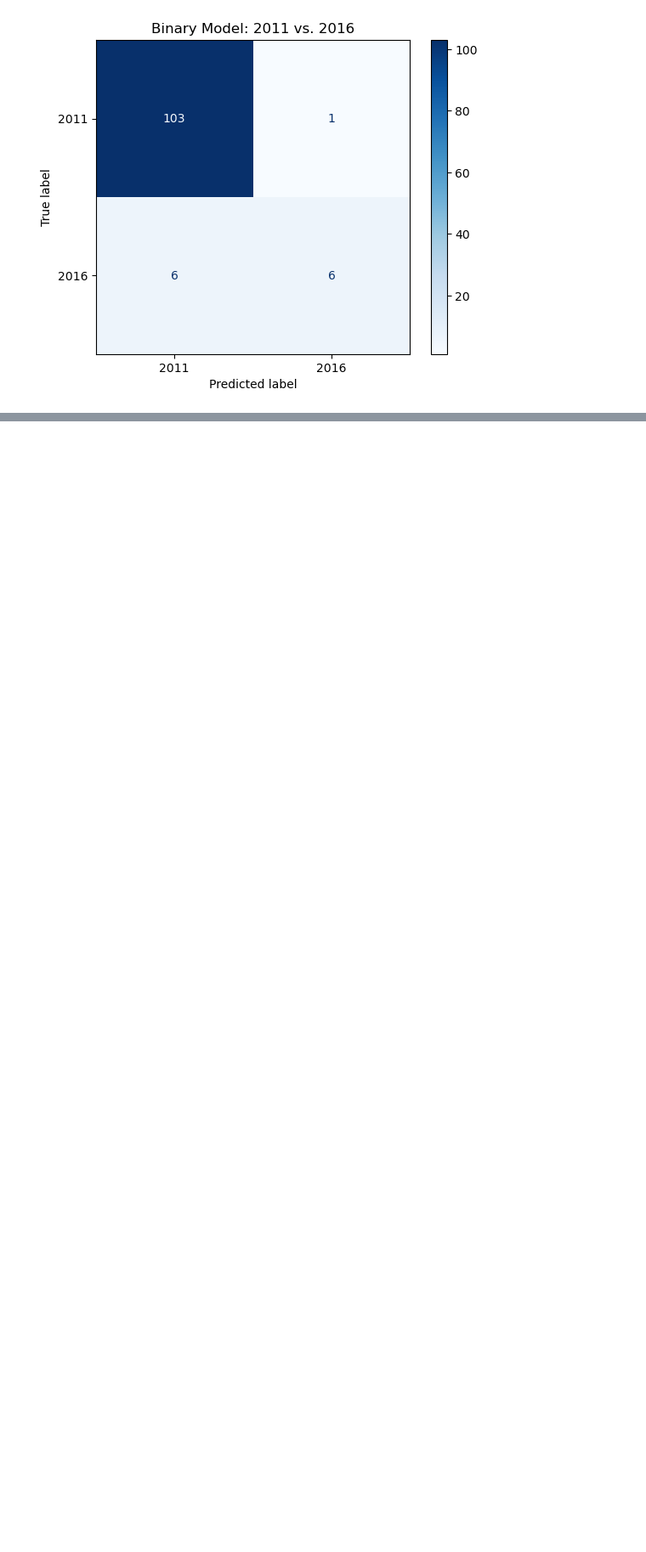
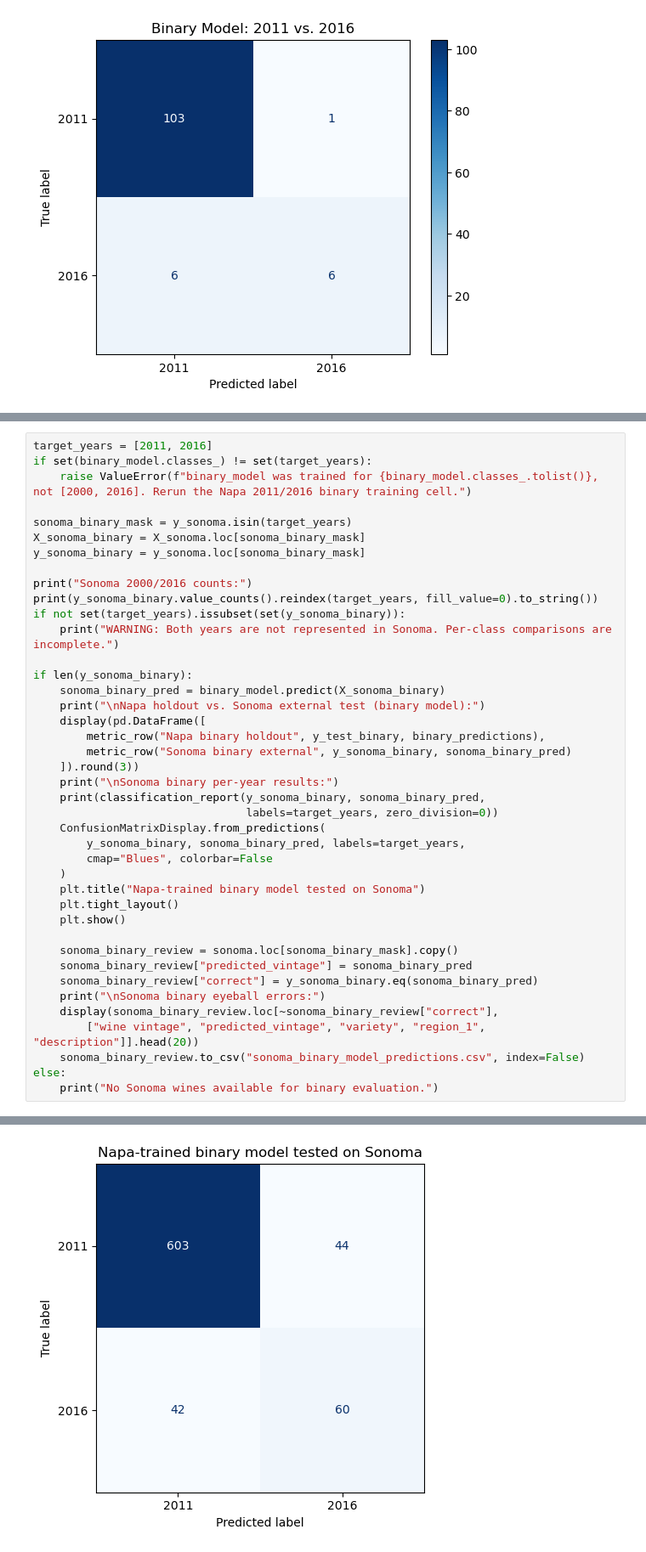
Before and after one commit to Meboy1000/Napa-Vintage-Classifier, a Jupyter notebook: best_worst_2000_2016_updated.ipynb, the cells around one changed output, grey strips where cells are left out. Shown at 85% size. Cells and saved outputs as stored; diff of their text form; blank space fills up the shorter version.

```diff
--- a/best_worst_2000_2016_updated.ipynb
+++ b/best_worst_2000_2016_updated.ipynb
@@ -553,0 +852,42 @@ plt.show()
+# %%
+target_years = [2011, 2016]
+if set(binary_model.classes_) != set(target_years):
+    raise ValueError(f"binary_model was trained for {binary_model.classes_.tolist()}, not [2000, 2016]. Rerun the Napa 2011/2016 binary training cell.")
+
+sonoma_binary_mask = y_sonoma.isin(target_years)
+X_sonoma_binary = X_sonoma.loc[sonoma_binary_mask]
+y_sonoma_binary = y_sonoma.loc[sonoma_binary_mask]
+
+print("Sonoma 2000/2016 counts:")
+print(y_sonoma_binary.value_counts().reindex(target_years, fill_value=0).to_string())
+if not set(target_years).issubset(set(y_sonoma_binary)):
+    print("WARNING: Both years are not represented in Sonoma. Per-class comparisons are incomplete.")
+
+if len(y_sonoma_binary):
+    sonoma_binary_pred = binary_model.predict(X_sonoma_binary)
+    print("\nNapa holdout vs. Sonoma external test (binary model):")
+    display(pd.DataFrame([
+        metric_row("Napa binary holdout", y_test_binary, binary_predictions),
+        metric_row("Sonoma binary external", y_sonoma_binary, sonoma_binary_pred)
+    ]).round(3))
+    print("\nSonoma binary per-year results:")
+    print(classification_report(y_sonoma_binary, sonoma_binary_pred,
+                                labels=target_years, zero_division=0))
+    ConfusionMatrixDisplay.from_predictions(
+        y_sonoma_binary, sonoma_binary_pred, labels=target_years,
+        cmap="Blues", colorbar=False
+    )
+    plt.title("Napa-trained binary model tested on Sonoma")
+    plt.tight_layout()
+    plt.show()
+
+    sonoma_binary_review = sonoma.loc[sonoma_binary_mask].copy()
+    sonoma_binary_review["predicted_vintage"] = sonoma_binary_pred
+    sonoma_binary_review["correct"] = y_sonoma_binary.eq(sonoma_binary_pred)
+    print("\nSonoma binary eyeball errors:")
+    display(sonoma_binary_review.loc[~sonoma_binary_review["correct"],
+        ["wine vintage", "predicted_vintage", "variety", "region_1", "description"]].head(20))
+    sonoma_binary_review.to_csv("sonoma_binary_model_predictions.csv", index=False)
+else:
+    print("No Sonoma wines available for binary evaluation.")
+# %% [output]
@@ -553,0 +912 @@ plt.show()
+[figure, added]
```
Also changed, not shown: parts of 22 cells of this notebook.
